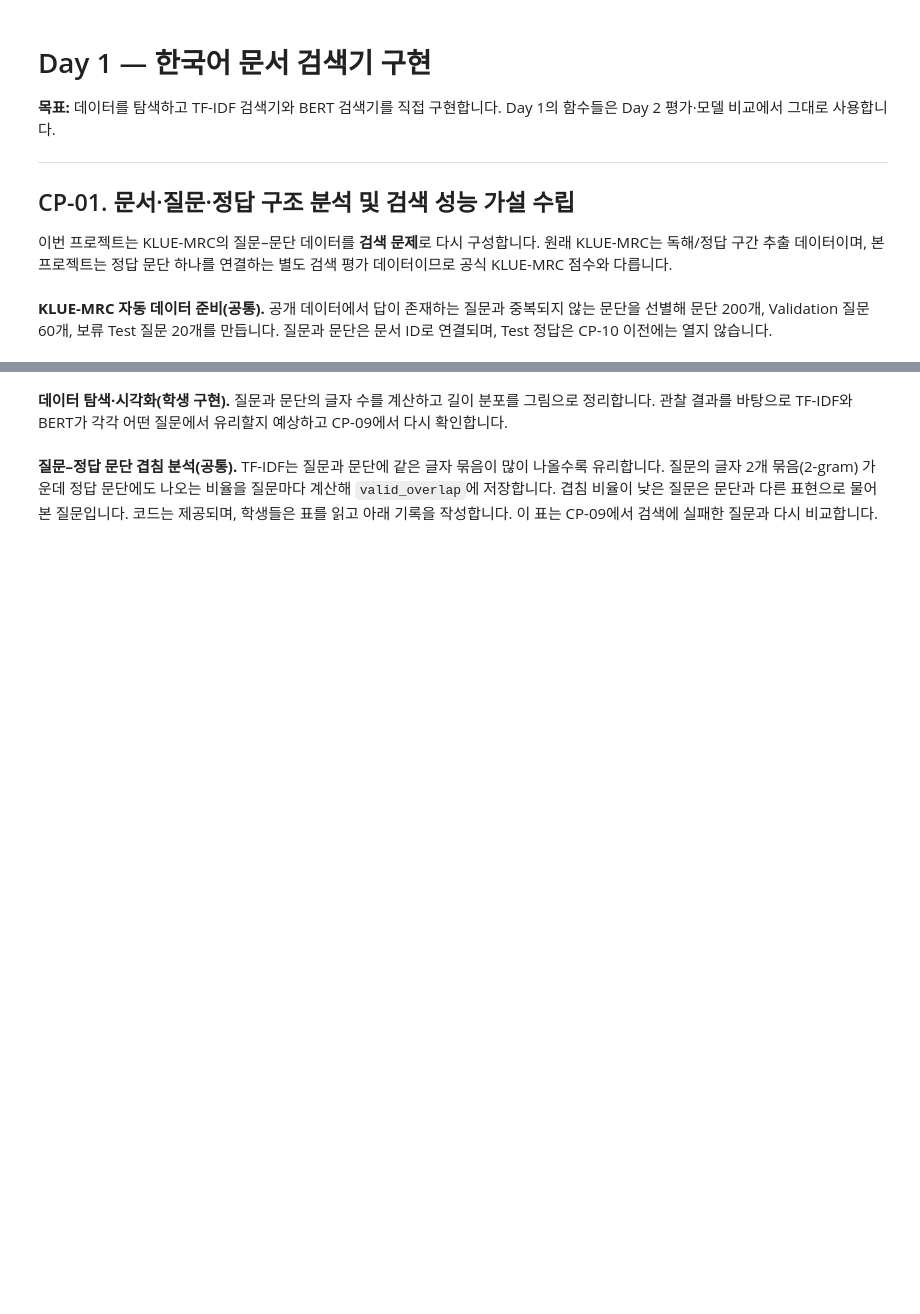
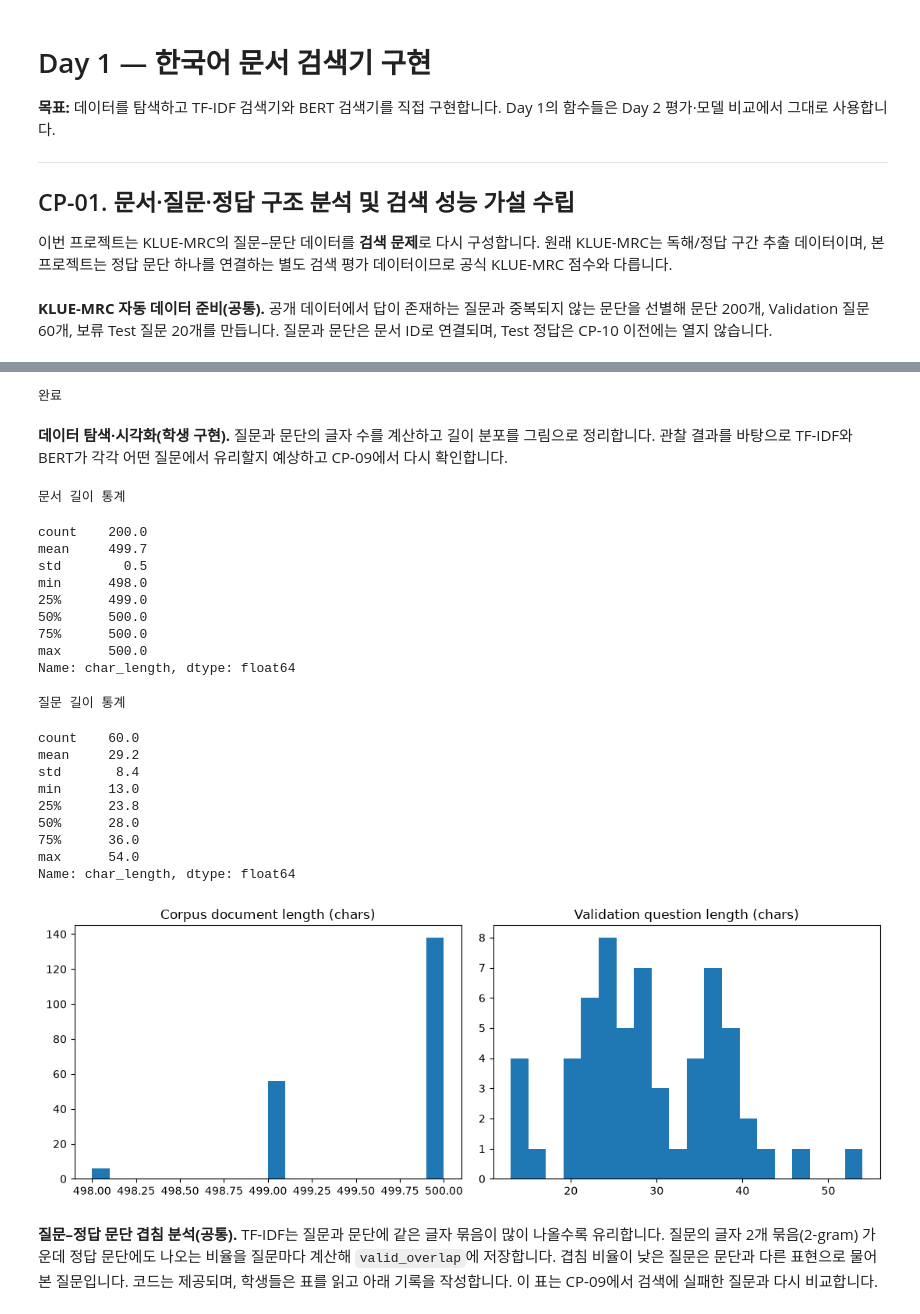
Before and after one commit to Gracecodeit/ai-mini-projects, a Jupyter notebook: mini-project-02/code/NLP_BERT_MiniProject_Student.ipynb, the cells around one changed output, grey strips where cells are left out. Saved outputs shown, nothing was run; the diff lists cells and outputs as text; code cells hidden in the pictures; blank space fills up the shorter version.

```diff
--- a/mini-project-02/code/NLP_BERT_MiniProject_Student.ipynb
+++ b/mini-project-02/code/NLP_BERT_MiniProject_Student.ipynb
@@ -202,15 +220,57 @@ display(valid_df.head(3))
+# %%
+import subprocess, sys
+subprocess.check_call([sys.executable, '-m', 'pip', 'install', '-q', 'hf_transfer'])
+
+import huggingface_hub.constants as c
+c.HF_HUB_ENABLE_HF_TRANSFER = False
+print('완료')
+# %% [output]
+완료
 # %% [markdown]
 **데이터 탐색·시각화(학생 구현).** 질문과 문단의 글자 수를 계산하고 길이 분포를 그림으로 정리합니다. 관찰 결과를 바탕으로 TF-IDF와 BERT가 각각 어떤 질문에서 유리할지 예상하고 CP-09에서 다시 확인합니다.
 # %%
 # [학생 구현] CP-01 — 데이터 길이 분석 및 시각화
 corpus_stats = corpus_df.copy()
 valid_stats = valid_df.copy()
-# TODO 1-1. corpus_stats['char_length']에 문서 text의 글자 수를 계산해 넣으세요.
-# TODO 1-2. valid_stats['char_length']에 질문 question의 글자 수를 계산해 넣으세요.
-# TODO 1-3. describe()로 문서·질문 길이 통계를 출력하세요.
-# TODO 1-4. 두 길이 분포를 histogram으로 시각화하고 FIGURES에 저장하세요.
-#             matplotlib의 plt.subplots(), ax.hist(), fig.savefig()를 사용합니다.
-raise NotImplementedError('CP-01 길이 분석·그래프 TODO를 완성하세요.')
+
+corpus_stats['char_length'] = corpus_stats['text'].str.len()
+valid_stats['char_length'] = valid_stats['question'].str.len()
+
+print('문서 길이 통계')
+display(corpus_stats['char_length'].describe().round(1))
+print('질문 길이 통계')
+display(valid_stats['char_length'].describe().round(1))
+
+fig, axes = plt.subplots(1, 2, figsize=(11, 4))
+axes[0].hist(corpus_stats['char_length'], bins=20)
+axes[0].set_title('Corpus document length (chars)')
+axes[1].hist(valid_stats['char_length'], bins=20)
+axes[1].set_title('Validation question length (chars)')
+fig.tight_layout()
+fig.savefig(FIGURES / 'cp01_length_distribution.png', dpi=150, bbox_inches='tight')
+plt.show()
+# %% [output]
+문서 길이 통계
+count    200.0
+mean     499.7
+std        0.5
+min      498.0
+25%      499.0
+50%      500.0
+75%      500.0
+max      500.0
+Name: char_length, dtype: float64
+질문 길이 통계
+count    60.0
+mean     29.2
+std       8.4
+min      13.0
+25%      23.8
+50%      28.0
+75%      36.0
+max      54.0
+Name: char_length, dtype: float64
+[figure, added]
 # %% [markdown]
 **질문–정답 문단 겹침 분석(공통).** TF-IDF는 질문과 문단에 같은 글자 묶음이 많이 나올수록 유리합니다. 질문의 글자 2개 묶음(2-gram) 가운데 정답 문단에도 나오는 비율을 질문마다 계산해 `valid_overlap`에 저장합니다. 겹침 비율이 낮은 질문은 문단과 다른 표현으로 물어본 질문입니다. 코드는 제공되며, 학생들은 표를 읽고 아래 기록을 작성합니다. 이 표는 CP-09에서 검색에 실패한 질문과 다시 비교합니다.
 # %%
```
Also changed, not shown: parts of 29 cells of this notebook.
